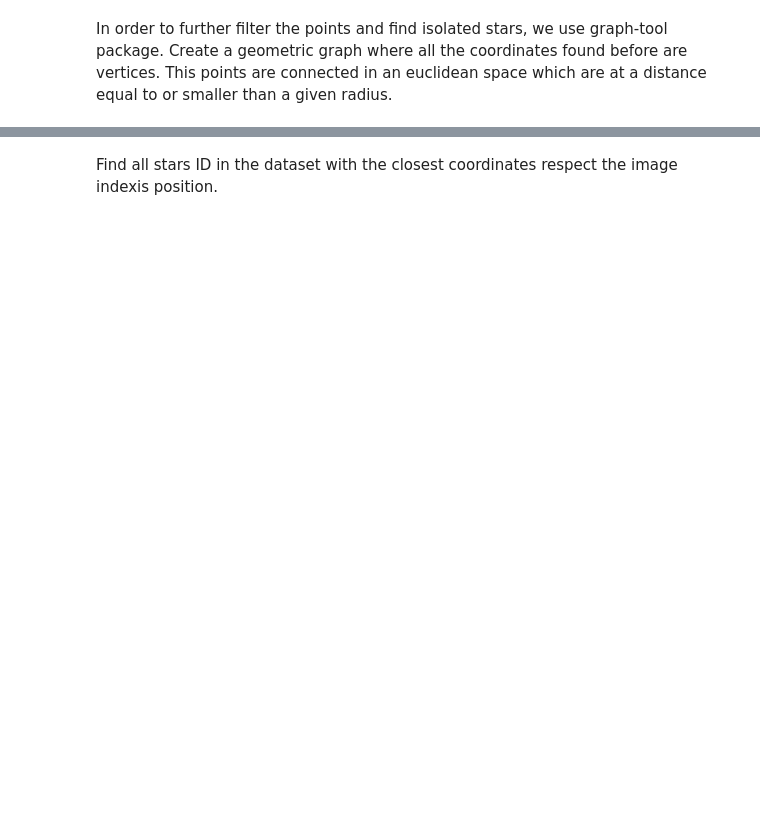
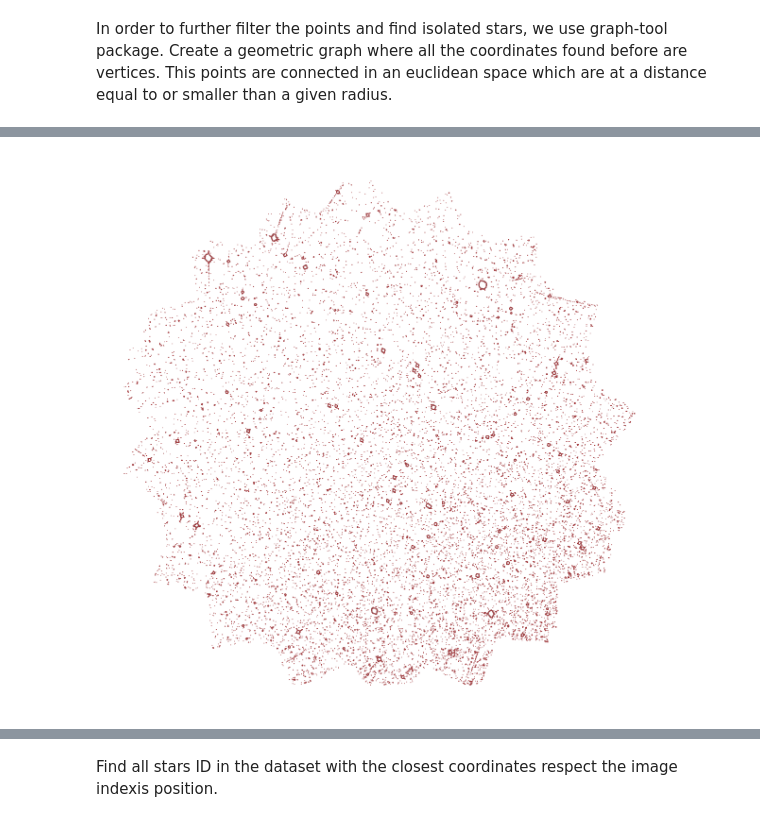
Before and after one commit to Nuelam9/Report1, a Jupyter notebook: src/data_preprocessing.ipynb, the cells around one changed output, grey strips where cells are left out. Cells and saved outputs as stored; diff of their text form; code cells hidden in the pictures; blank space fills up the shorter version.

```diff
--- a/src/data_preprocessing.ipynb
+++ b/src/data_preprocessing.ipynb
@@ -118,6 +101,8 @@ Wall time: 46.7 s
 # %%
 %%time
 
 filepath_images = '../Images/'
 graph_draw(g=g, pos=g.vp.pos)
-save_graph_plot(Graph=g, file=filepath_images + f'geometric_graph_{wavelen}.png')
+#save_graph_plot(Graph=g, file=filepath_images + f'geometric_graph_{wavelen}.png')
+# %% [output]
+[figure, added]
```
Also changed, not shown: parts of 51 cells of this notebook, 1 other file.
